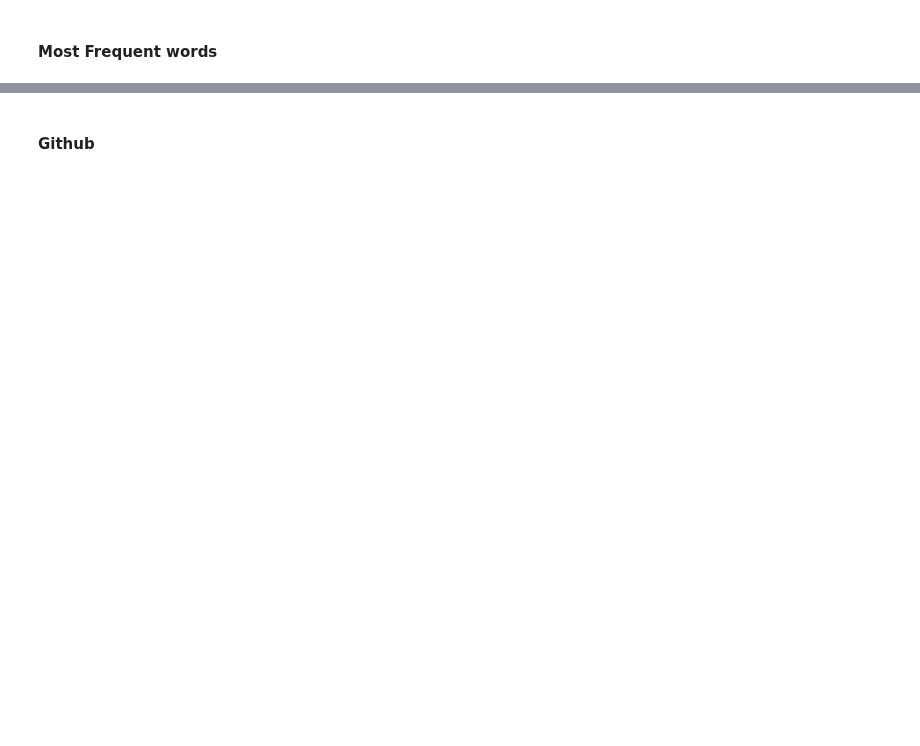
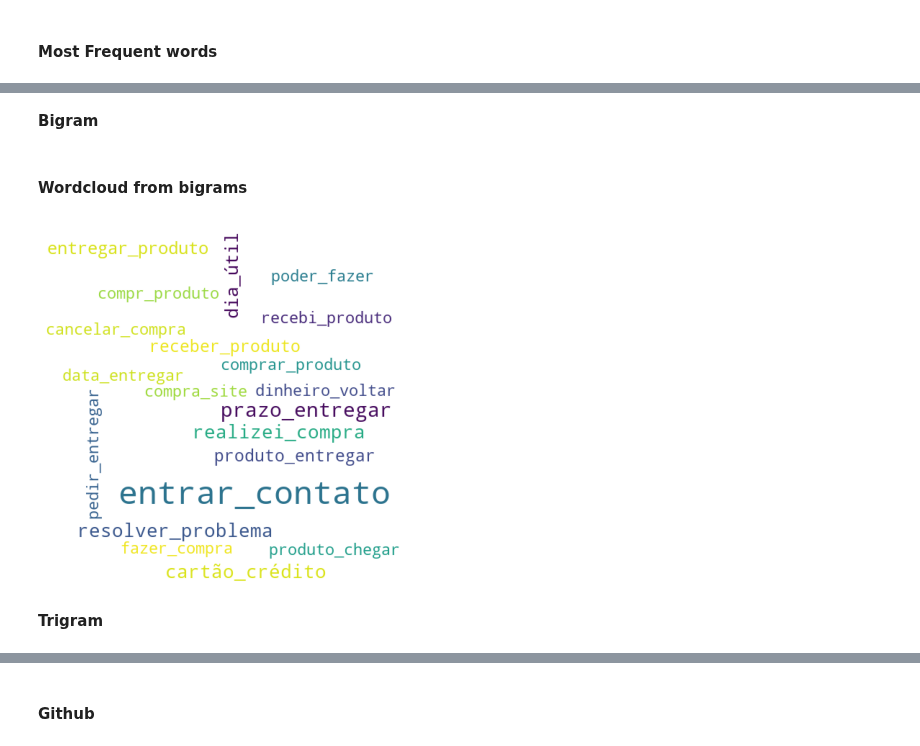
Before and after one commit to mathewsrc/Topic-Modeling-Reclame-Aqui, a Jupyter notebook: preprocessing.ipynb, the cells around one changed output, grey strips where cells are left out. Drawn from its saved outputs; the diff is of its cells as text; code cells hidden in the pictures; blank space fills up the shorter version.

```diff
--- a/preprocessing.ipynb
+++ b/preprocessing.ipynb
@@ -459,0 +502,2 @@ plot_frequency_wordcloud(df2, 'documents',  'preprocessed_v2_wordcloud')
+# %% [markdown]
+**Bigram**
@@ -459,0 +519,6 @@ plot_frequency_wordcloud(df2, 'documents',  'preprocessed_v2_wordcloud')
+# %%
+# create a bigram column
+df['bigrams'] = df['documents'].apply(lambda x: list(nltk.bigrams(x.split())))
+
+# filter for noun-type bigrams using pos_tag()
+df['noun_bigrams'] = df['bigrams'].apply(lambda x: [i for i in x if 'NN' in pos_tag(i)[1]])
@@ -459,0 +528,40 @@ plot_frequency_wordcloud(df2, 'documents',  'preprocessed_v2_wordcloud')
+# %% [markdown]
+#### **Wordcloud from bigrams**
+# %%
+def plot_bigram_wordcloud(df, filename):
+  # Create a string from the bigrams
+  bigrams = df['noun_bigrams'].tolist()
+  bigrams = [bigram for sublist in bigrams for bigram in sublist]
+  bigrams_string = ' '.join(["_".join(bigram) for bigram in bigrams])
+
+  # stop words
+  stop_words = nltk.corpus.stopwords.words('portuguese') + custom_stop_words
+
+  # Create the wordcloud
+  wordcloud = WordCloud(width = 500, height = 500,
+                background_color ='white',
+                colormap='viridis',
+                min_font_size = 10,
+                collocations=False,
+                stopwords = set(stop_words),
+                normalize_plurals=False,
+                max_words = 20,
+                random_state=1).generate(bigrams_string)
+
+  # Plot the wordcloud
+  plt.figure(figsize = (5, 5), facecolor = None)
+  plt.imshow(wordcloud)
+  plt.axis("off")
+  plt.tight_layout(pad = 0)
+
+  # save figure
+  filename = f"{filename}.png"
+  plt.savefig(os.path.join(WORK_DIR, filename))
+
+  plt.show()
+# %%
+plot_bigram_wordcloud(df, f'bigram_wordcloud_{DATASET_VERSION}')
+# %% [output]
+[figure, added]
+# %% [markdown]
+**Trigram**
```
Also changed, not shown: parts of 46 cells of this notebook.
